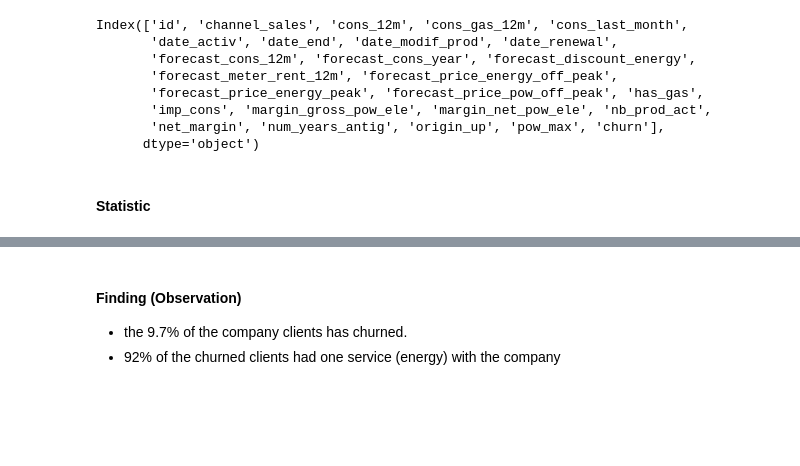
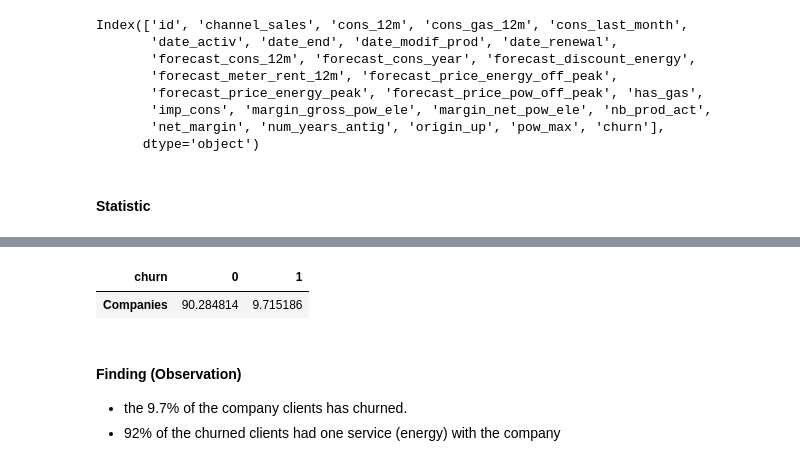
Before and after one commit to RushanerM/Job-Simulation, a Jupyter notebook: Powerco_eda.ipynb, the cells around one changed output, grey strips where cells are left out. Drawn from its saved outputs; the diff is of its cells as text; code cells hidden in the pictures; blank space fills up the shorter version.

```diff
--- a/Powerco_eda.ipynb
+++ b/Powerco_eda.ipynb
@@ -181,3 +238,8 @@ Name: proportion, dtype: float64
+# %%
+churn_pgt.transpose()
+# %% [output]
+| churn | 0 | 1 |
+| Companies | 90.284814 | 9.715186 |
 # %% [markdown]
 #### Finding (Observation)
 
```
Also changed, not shown: parts of 2 cells of this notebook, 2 other files.
